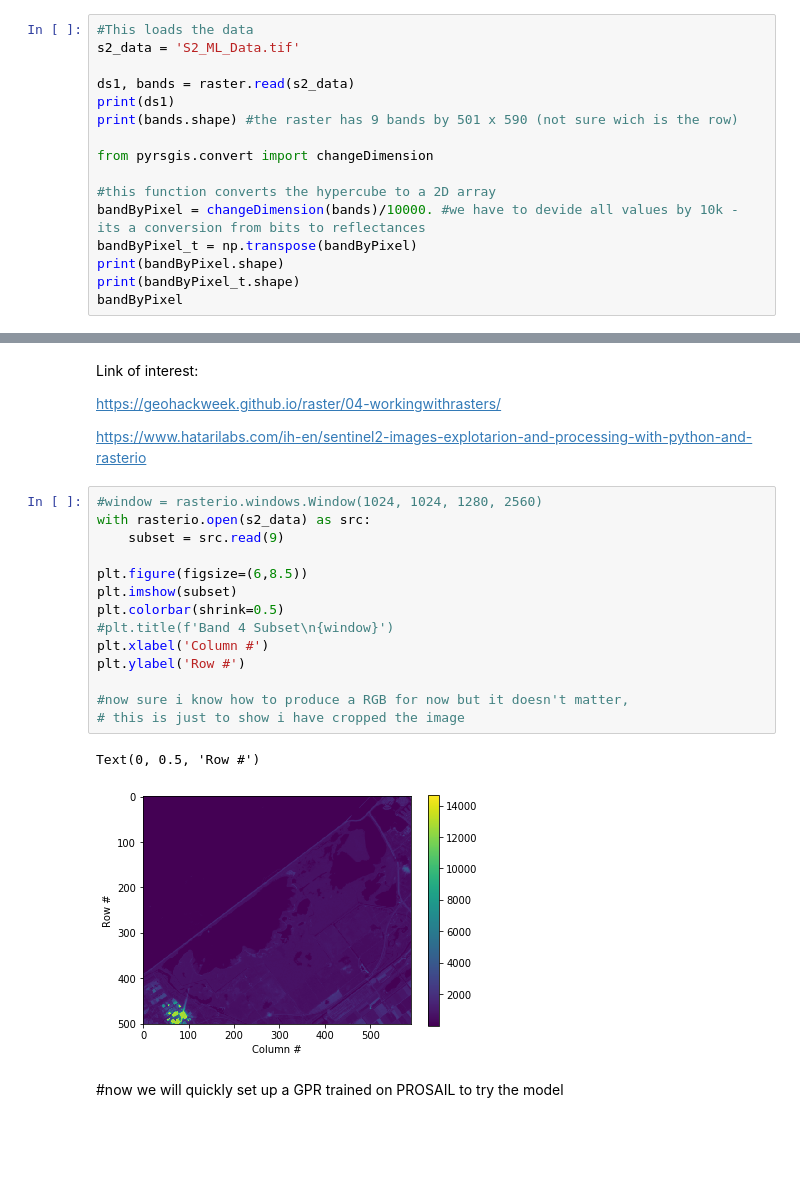
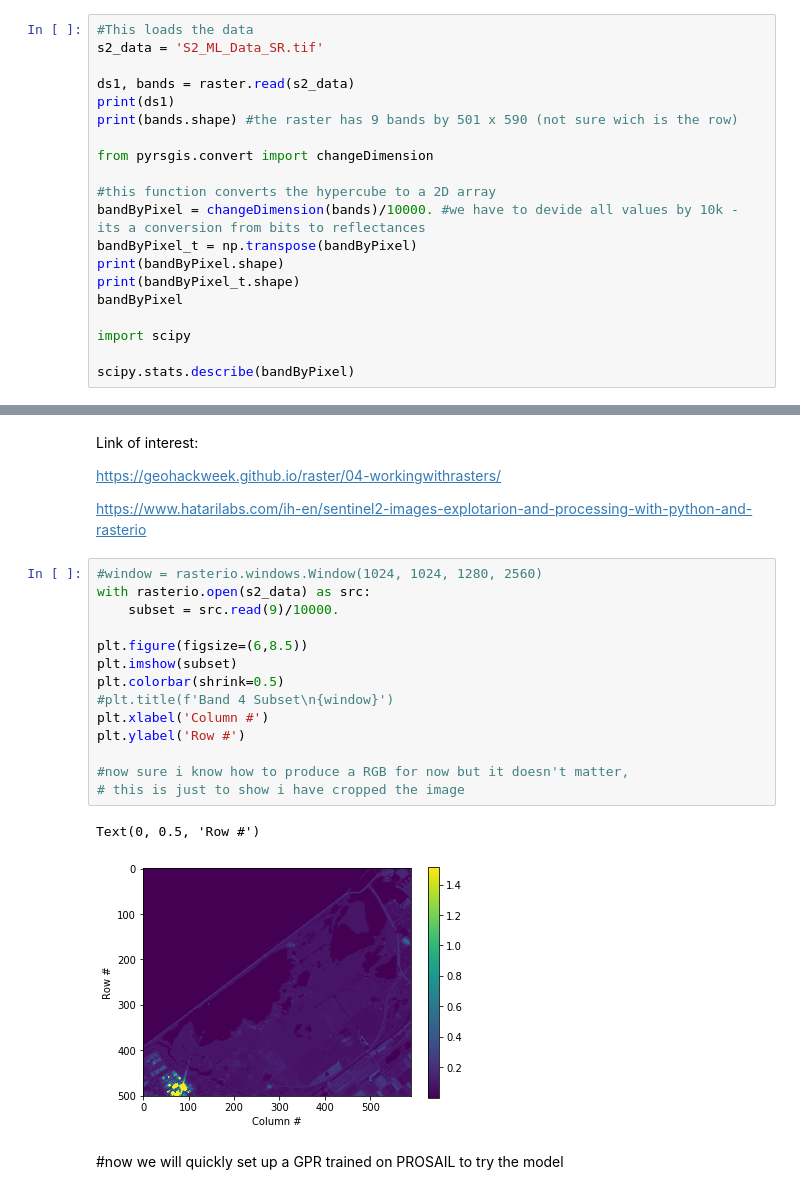
Before and after one commit to nunocesarsa/GoogleColab_public, a Jupyter notebook: RTM_ML_Predicting_a_raster_downloaded_from_GEE.ipynb, the cells around one changed output, grey strips where cells are left out. Cells and saved outputs as stored; diff of their text form; blank space fills up the shorter version.

```diff
--- a/RTM_ML_Predicting_a_raster_downloaded_from_GEE.ipynb
+++ b/RTM_ML_Predicting_a_raster_downloaded_from_GEE.ipynb
@@ -165,7 +217,7 @@ import matplotlib.pyplot as plt
 The easiest for now is actually downloading the file, and uploading it again. There must be better alternatives.
 # %%
 #This loads the data
-s2_data = 'S2_ML_Data.tif'
+s2_data = 'S2_ML_Data_SR.tif'
 
 ds1, bands = raster.read(s2_data)
 print(ds1)
@@ -179,6 +231,10 @@ bandByPixel_t = np.transpose(bandByPixel)
 print(bandByPixel.shape)
 print(bandByPixel_t.shape)
 bandByPixel
+
+import scipy
+
+scipy.stats.describe(bandByPixel)
 # %% [output]
 <pyrsgis.raster.createDS object at 0x...>
 (9, 501, 590)
@@ -201,20 +258,20 @@ https://www.hatarilabs.com/ih-en/sentinel2-images-explotarion-and-processing-wit
 # %%
 #window = rasterio.windows.Window(1024, 1024, 1280, 2560)
 with rasterio.open(s2_data) as src:
-    subset = src.read(9)
+    subset = src.read(9)/10000.
 
 plt.figure(figsize=(6,8.5))
 plt.imshow(subset)
 plt.colorbar(shrink=0.5)
 #plt.title(f'Band 4 Subset\n{window}')
 plt.xlabel('Column #')
 plt.ylabel('Row #')
 
 #now sure i know how to produce a RGB for now but it doesn't matter,
 # this is just to show i have cropped the image
 # %% [output]
 Text(0, 0.5, 'Row #')
-[figure, old version]
+[figure, new version]
 # %% [markdown]
 #now we will quickly set up a GPR trained on PROSAIL to try the model
 # %%
```
Also changed, not shown: parts of 19 cells of this notebook.
